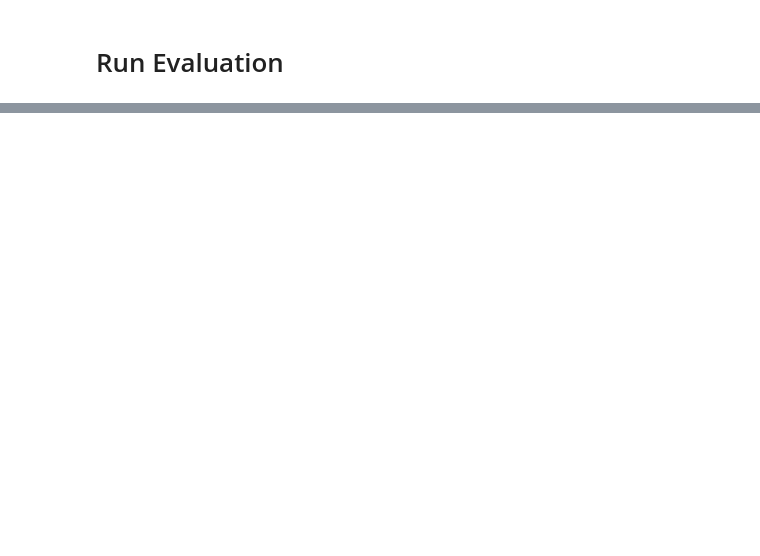
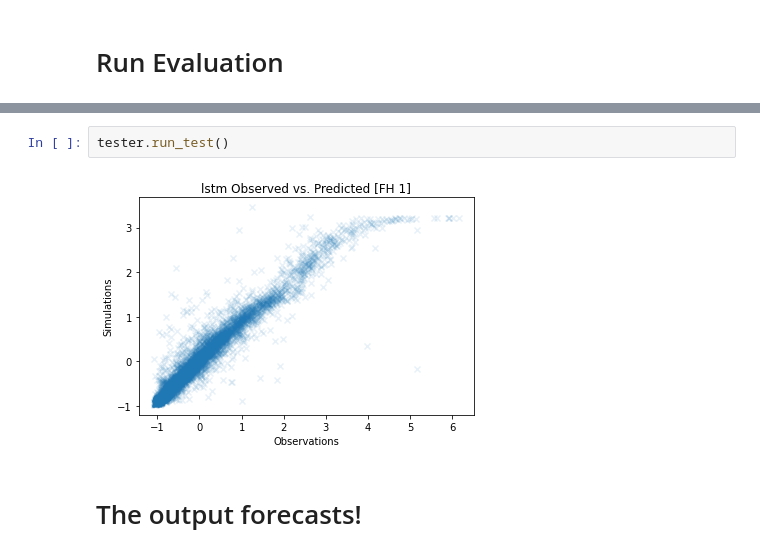
Before and after one commit to tommylees112/spatio_temporal, a Jupyter notebook: notebooks/pollution_example.ipynb, the cells around one changed output, grey strips where cells are left out. Cells and saved outputs as stored; diff of their text form; blank space fills up the shorter version.

Commit message:
test notebooks

```diff
--- a/notebooks/pollution_example.ipynb
+++ b/notebooks/pollution_example.ipynb
@@ -102,0 +117,6 @@ plt.legend()
+# %%
+tester.run_test()
+# %% [output]
+[figure, added]
+# %% [markdown]
+# The output forecasts!
```
Also changed, not shown: parts of 7 cells of this notebook, 5 other files.
